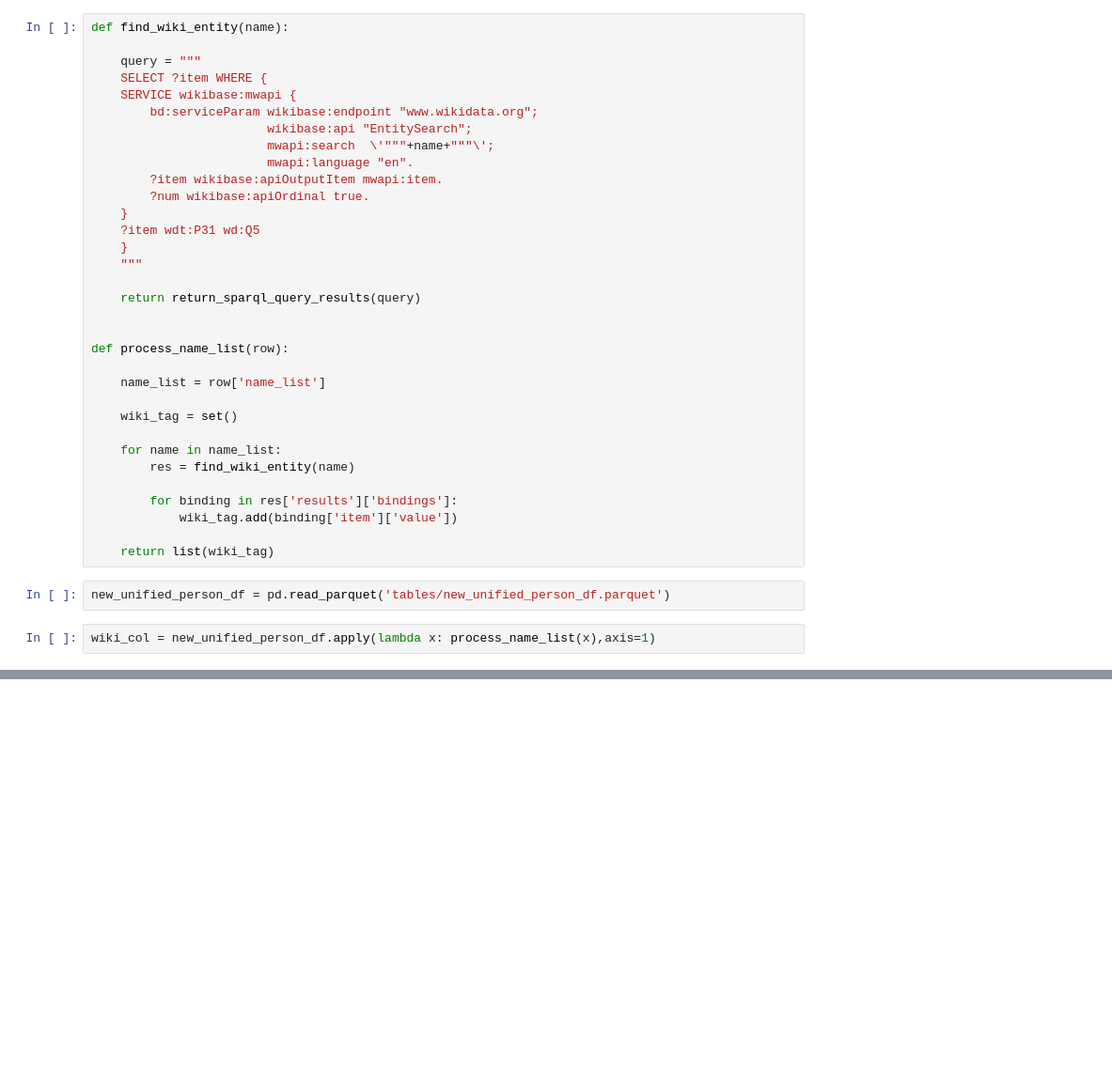
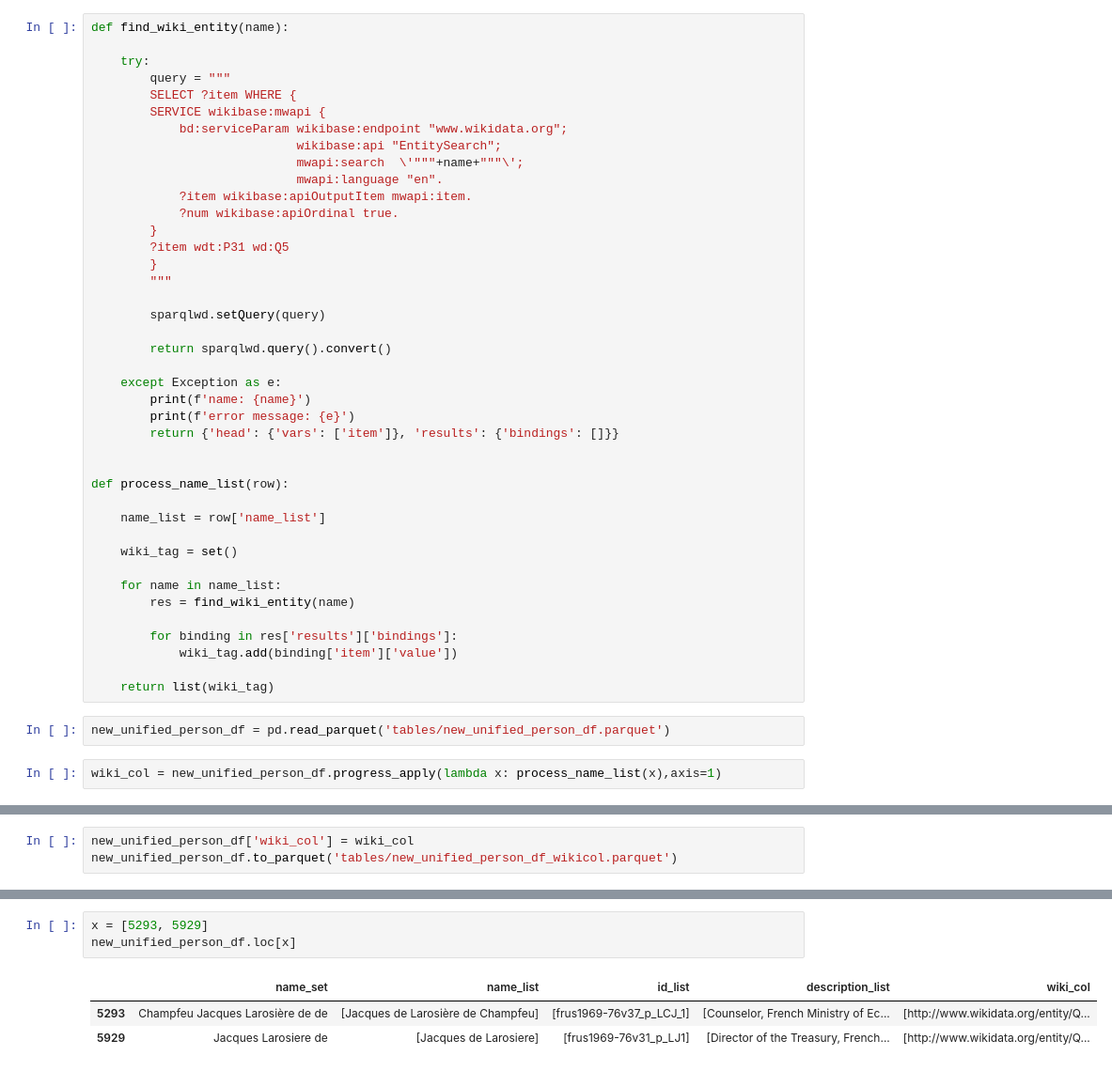
Before and after one commit to gozsoy/decipher-frus, a Jupyter notebook: wikidata_querying.ipynb, the cells around one changed output, grey strips where cells are left out. Shown: that part at 94% size. Saved outputs shown, nothing was run; the diff lists cells and outputs as text; blank space fills up the shorter version.

Commit message:
matched persons with wikidata entries

```diff
--- a/wikidata_querying.ipynb
+++ b/wikidata_querying.ipynb
@@ -7,21 +17,29 @@ from qwikidata.sparql import return_sparql_query_results
 # %%
 def find_wiki_entity(name):
 
-    query = """
-    SELECT ?item WHERE {
-    SERVICE wikibase:mwapi {
-        bd:serviceParam wikibase:endpoint "www.wikidata.org";
-                        wikibase:api "EntitySearch";
-                        mwapi:search  \'"""+name+"""\';
-                        mwapi:language "en".
-        ?item wikibase:apiOutputItem mwapi:item.
-        ?num wikibase:apiOrdinal true.
-    }
-    ?item wdt:P31 wd:Q5
-    }
-    """
+    try:
+        query = """
+        SELECT ?item WHERE {
+        SERVICE wikibase:mwapi {
+            bd:serviceParam wikibase:endpoint "www.wikidata.org";
+                            wikibase:api "EntitySearch";
+                            mwapi:search  \'"""+name+"""\';
+                            mwapi:language "en".
+            ?item wikibase:apiOutputItem mwapi:item.
+            ?num wikibase:apiOrdinal true.
+        }
+        ?item wdt:P31 wd:Q5
+        }
+        """
 
-    return return_sparql_query_results(query)
+        sparqlwd.setQuery(query)
+
+        return sparqlwd.query().convert()
+
+    except Exception as e:
+        print(f'name: {name}')
+        print(f'error message: {e}')
+        return {'head': {'vars': ['item']}, 'results': {'bindings': []}}
 
 
 def process_name_list(row):
@@ -40,5 +58,5 @@ def process_name_list(row):
 # %%
 new_unified_person_df = pd.read_parquet('tables/new_unified_person_df.parquet')
 # %%
-wiki_col = new_unified_person_df.apply(lambda x: process_name_list(x),axis=1)
+wiki_col = new_unified_person_df.progress_apply(lambda x: process_name_list(x),axis=1)
 # %% [output]
@@ -48,0 +87,3 @@ JSONDecodeError: [Errno Expecting value] <!DOCTYPE html>
+# %%
+new_unified_person_df['wiki_col'] = wiki_col
+new_unified_person_df.to_parquet('tables/new_unified_person_df_wikicol.parquet')
@@ -48,0 +101,7 @@ JSONDecodeError: [Errno Expecting value] <!DOCTYPE html>
+# %%
+x = [5293, 5929]
+new_unified_person_df.loc[x]
+# %% [output]
+|  | name_set | name_list | id_list | description_list | wiki_col |
+| 5293 | Champfeu Jacques Larosière de de | [Jacques de Larosière de Champfeu] | [frus1969-76v37_p_LCJ_1] | [Counselor, French Ministry of Ec... | [http://www.wikidata.org/entity/Q... |
+| 5929 | Jacques Larosiere de | [Jacques de Larosiere] | [frus1969-76v31_p_LJ1] | [Director of the Treasury, French... | [http://www.wikidata.org/entity/Q... |
```
Also changed, not shown: parts of 6 cells of this notebook, 3 other files.
